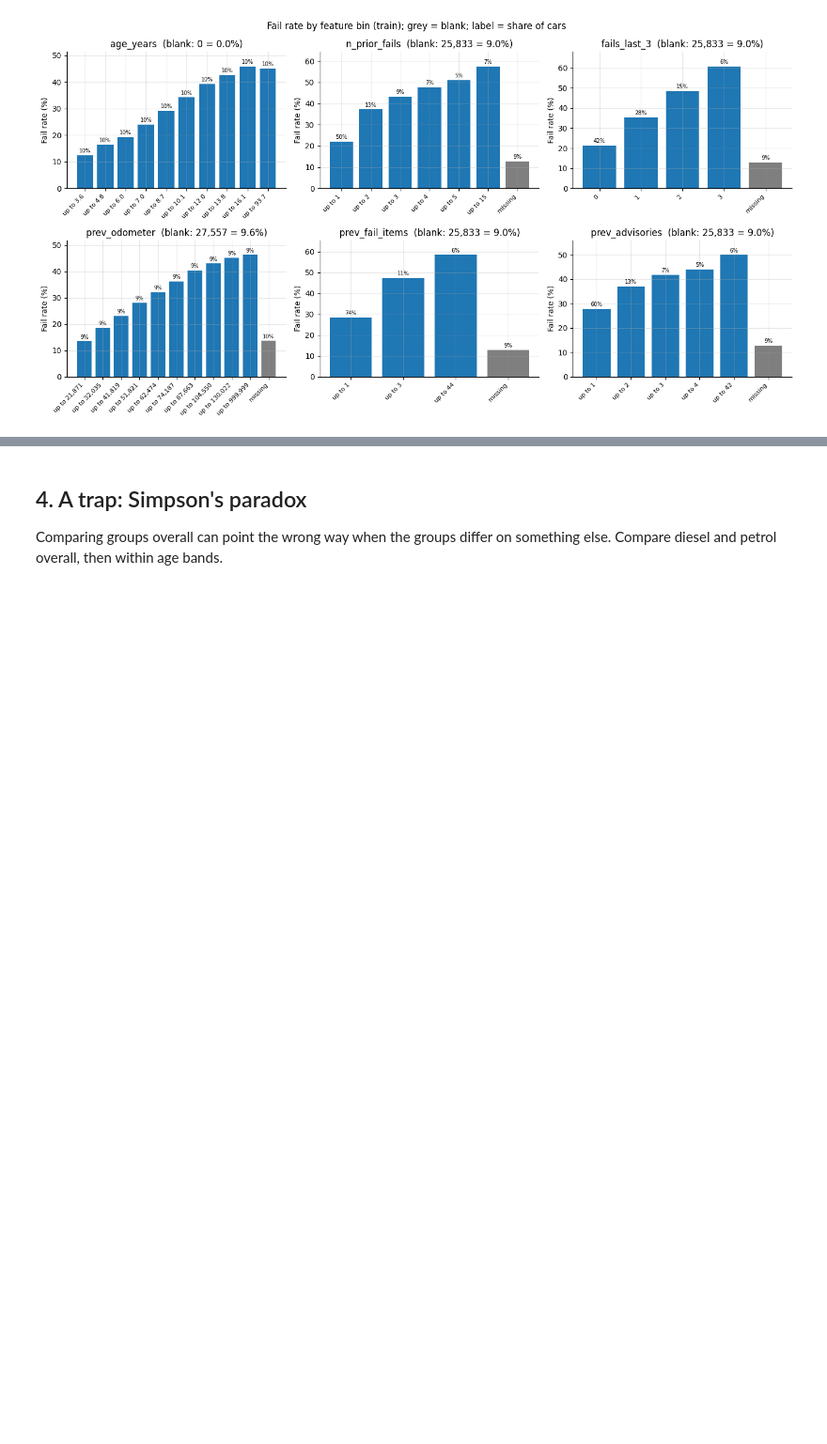
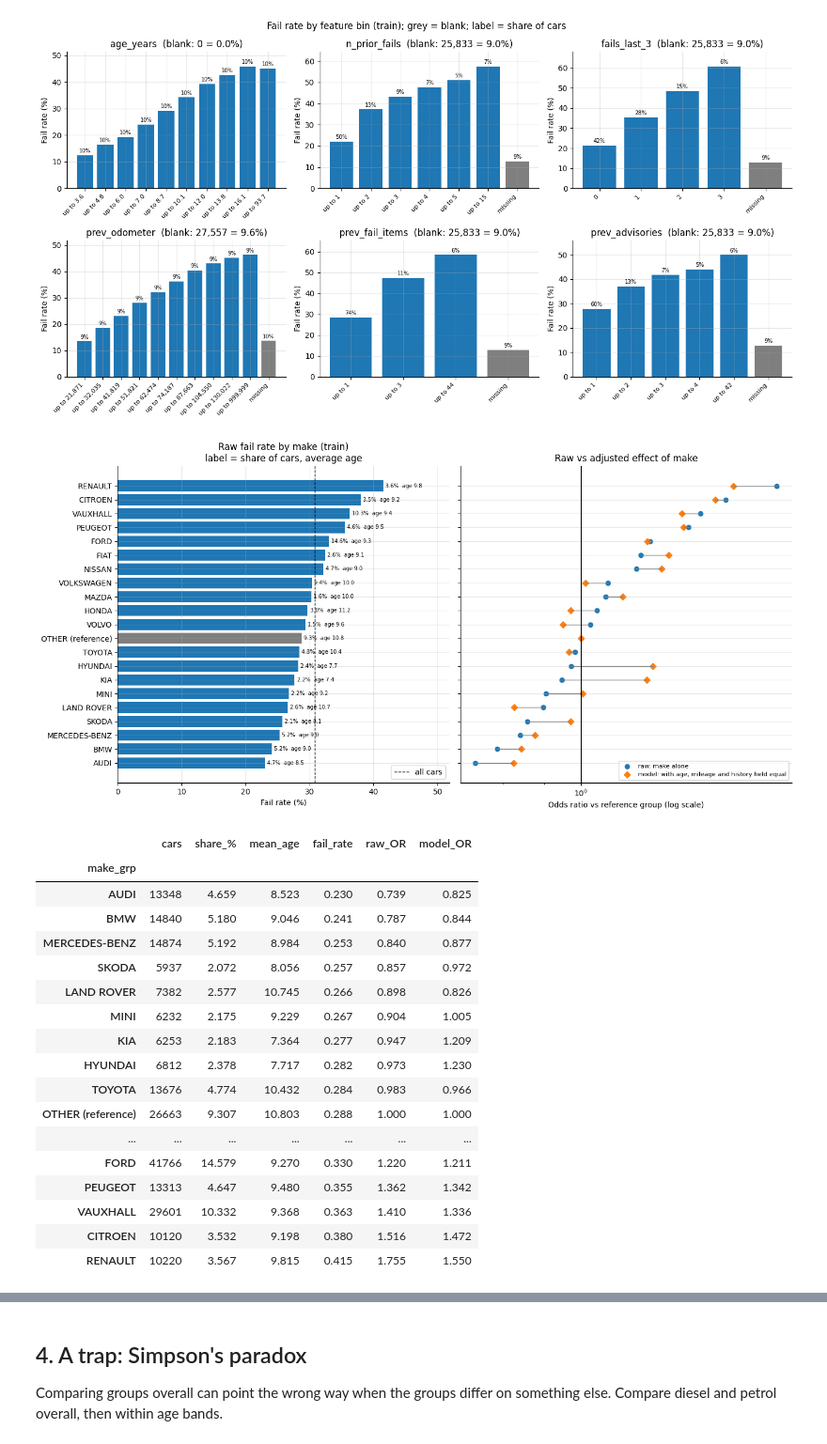
Before and after one commit to S-Azeem/MOT_failure_predictor_logistic, a Jupyter notebook: failure_model_walkthrough.ipynb, the cells around one changed output, grey strips where cells are left out. Shown at 94% size. Drawn from its saved outputs; the diff is of its cells as text; code cells hidden in the pictures; blank space fills up the shorter version.

```diff
--- a/failure_model_walkthrough.ipynb
+++ b/failure_model_walkthrough.ipynb
@@ -242,3 +244,58 @@ fig.suptitle("Fail rate by feature bin (train); grey = blank; label = share of c
 fig.tight_layout(); plt.show()
 # %% [output]
 [figure]
+# %%
+makes = model["preprocessing"]["makes"]
+t = train.assign(make_grp=train["make"].where(train["make"].isin(makes), "OTHER (reference)"))
+
+g = t.groupby("make_grp").agg(fail_rate=("target_failed", "mean"),
+                              cars=("target_failed", "size"),
+                              mean_age=("age_years", "mean"))
+g["share_%"] = g["cars"] / len(train) * 100
+
+# Odds ratio against the reference group: raw (make alone) vs adjusted (from the model)
+ref = g.loc["OTHER (reference)", "fail_rate"]
+odds = lambda p: p / (1 - p)
+g["raw_OR"] = odds(g["fail_rate"]) / odds(ref)
+coef = dict(zip(model["columns"], model["coefficients"]))
+g["model_OR"] = [np.exp(coef.get(f"make_{m}", 0.0)) for m in g.index]
+g = g.sort_values("fail_rate")
+
+fig, (a1, a2) = plt.subplots(1, 2, figsize=(14, 7), sharey=True)
+colours = ["tab:grey" if m.startswith("OTHER") else "tab:blue" for m in g.index]
+bars = a1.barh(g.index, g["fail_rate"] * 100, color=colours)
+a1.bar_label(bars, labels=[f"{s:.1f}%  age {a:.1f}" for s, a in zip(g["share_%"], g["mean_age"])], fontsize=7, padding=3)
+a1.axvline(train["target_failed"].mean() * 100, ls="--", color="black", lw=1, label="all cars")
+a1.set(xlabel="Fail rate (%)", title="Raw fail rate by make (train)\nlabel = share of cars, average age"); a1.legend()
+a1.margins(x=0.25)
+
+y = np.arange(len(g))
+a2.scatter(g["raw_OR"], y, label="raw: make alone", marker="o")
+a2.scatter(g["model_OR"], y, label="model: with age, mileage and history held equal", marker="D")
+for yi, r0, r1 in zip(y, g["raw_OR"], g["model_OR"]):
+    a2.plot([r0, r1], [yi, yi], color="grey", lw=1)
+a2.axvline(1, color="black", lw=1)
+a2.set(xscale="log", xlabel="Odds ratio vs reference group (log scale)", title="Raw vs adjusted effect of make"); a2.legend(fontsize=8)
+plt.tight_layout(); plt.show()
+
+g[["cars", "share_%", "mean_age", "fail_rate", "raw_OR", "model_OR"]].round(3)
+# %% [output]
+[figure, added]
+|  | cars | share_% | mean_age | fail_rate | raw_OR | model_OR |
+| make_grp |  |  |  |  |  |  |
+| AUDI | 13348 | 4.659 | 8.523 | 0.230 | 0.739 | 0.825 |
+| BMW | 14840 | 5.180 | 9.046 | 0.241 | 0.787 | 0.844 |
+| MERCEDES-BENZ | 14874 | 5.192 | 8.984 | 0.253 | 0.840 | 0.877 |
+| SKODA | 5937 | 2.072 | 8.056 | 0.257 | 0.857 | 0.972 |
+| LAND ROVER | 7382 | 2.577 | 10.745 | 0.266 | 0.898 | 0.826 |
+| MINI | 6232 | 2.175 | 9.229 | 0.267 | 0.904 | 1.005 |
+| KIA | 6253 | 2.183 | 7.364 | 0.277 | 0.947 | 1.209 |
+| HYUNDAI | 6812 | 2.378 | 7.717 | 0.282 | 0.973 | 1.230 |
+| TOYOTA | 13676 | 4.774 | 10.432 | 0.284 | 0.983 | 0.966 |
+| OTHER (reference) | 26663 | 9.307 | 10.803 | 0.288 | 1.000 | 1.000 |
+| ... | ... | ... | ... | ... | ... | ... |
+| FORD | 41766 | 14.579 | 9.270 | 0.330 | 1.220 | 1.211 |
+| PEUGEOT | 13313 | 4.647 | 9.480 | 0.355 | 1.362 | 1.342 |
+| VAUXHALL | 29601 | 10.332 | 9.368 | 0.363 | 1.410 | 1.336 |
+| CITROEN | 10120 | 3.532 | 9.198 | 0.380 | 1.516 | 1.472 |
+| RENAULT | 10220 | 3.567 | 9.815 | 0.415 | 1.755 | 1.550 |
```
Also changed, not shown: parts of 2 cells of this notebook.
